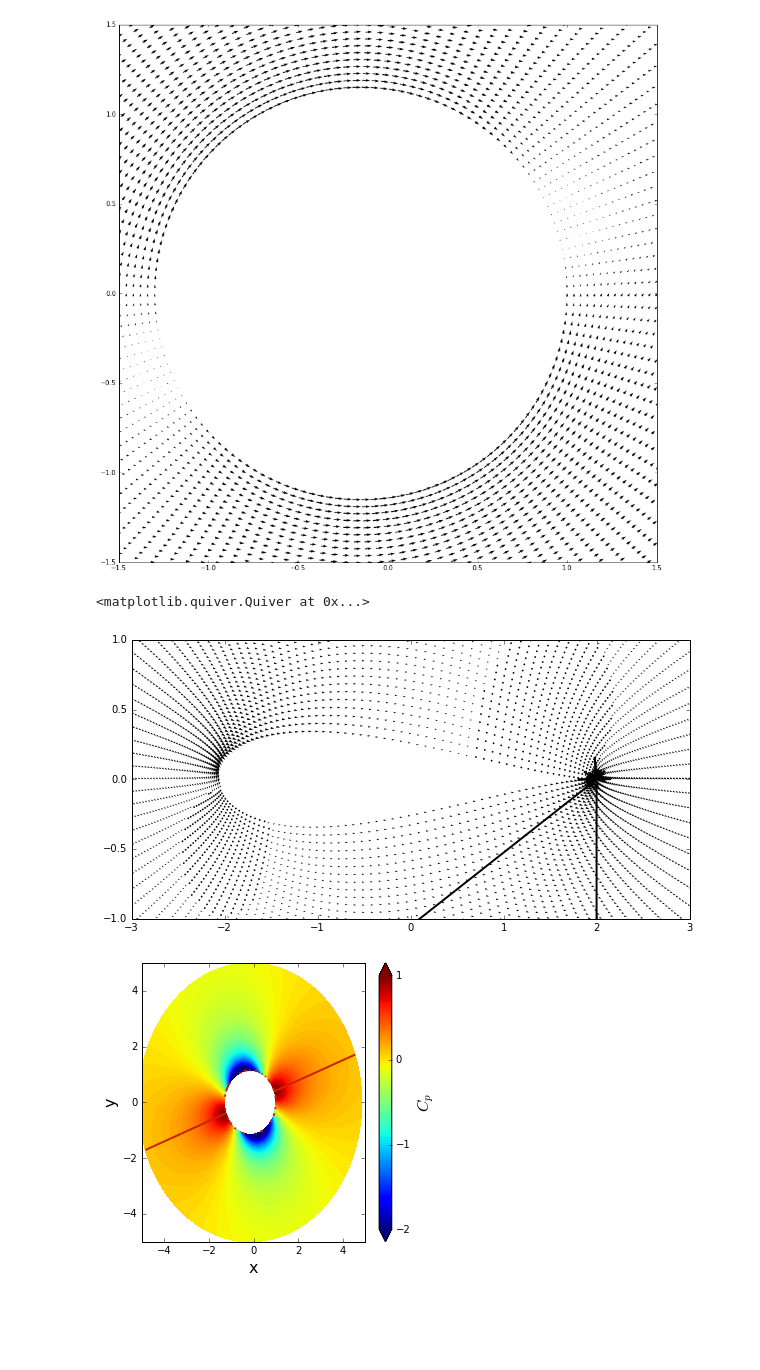
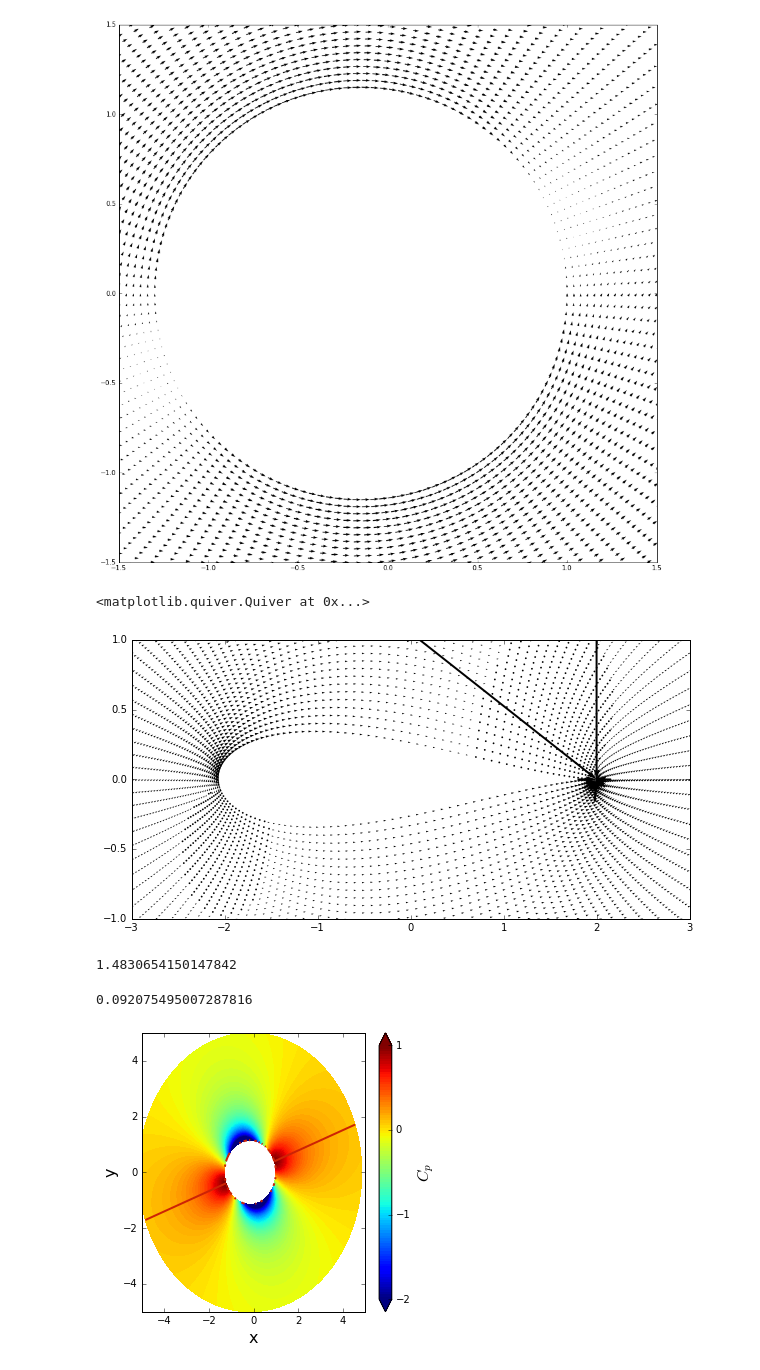
Before and after one commit to Dmphelps89/MAE6226-1, a Jupyter notebook: Assignment06.ipynb, the cells around one changed output. Saved outputs shown, nothing was run; the diff lists cells and outputs as text; code cells hidden in the pictures; blank space fills up the shorter version.

```diff
--- a/Assignment06.ipynb
+++ b/Assignment06.ipynb
@@ -316,13 +348,22 @@ pyplot.quiver(x4, y4, u2, v2, units='xy',pivot='tip',width=0.005,scale=40)
 <matplotlib.quiver.Quiver at 0x...>
 [figure]
 # %%
+#plot the velocity in E
 W1 = (u2 - v2*1j)/(1-(c/z)**2)
 pyplot.figure(figsize=(10,5))
 pyplot.xlim(-3, 3)
 pyplot.ylim(-1, 1)
-pyplot.quiver(E5.real,E5.imag, W1.real, W1.imag, units='xy',pivot='tip',width=0.02,scale=40)
+pyplot.quiver(E5.real,E5.imag, W1.real, -W1.imag, units='xy',pivot='tip',width=0.02,scale=40)
 # %% [output]
 <matplotlib.quiver.Quiver at 0x...>
-[figure, old version]
+[figure, new version]
+# %%
+W1.real[49,0]
+# %% [output]
+1.4830654150147842
+# %%
+-W1.imag[49,0]
+# %% [output]
+0.092075495007287816
 # %%
 cp2 = 1.0 - (u2**2+v2**2)/u_inf**2
```
Also changed, not shown: parts of 29 cells of this notebook.
